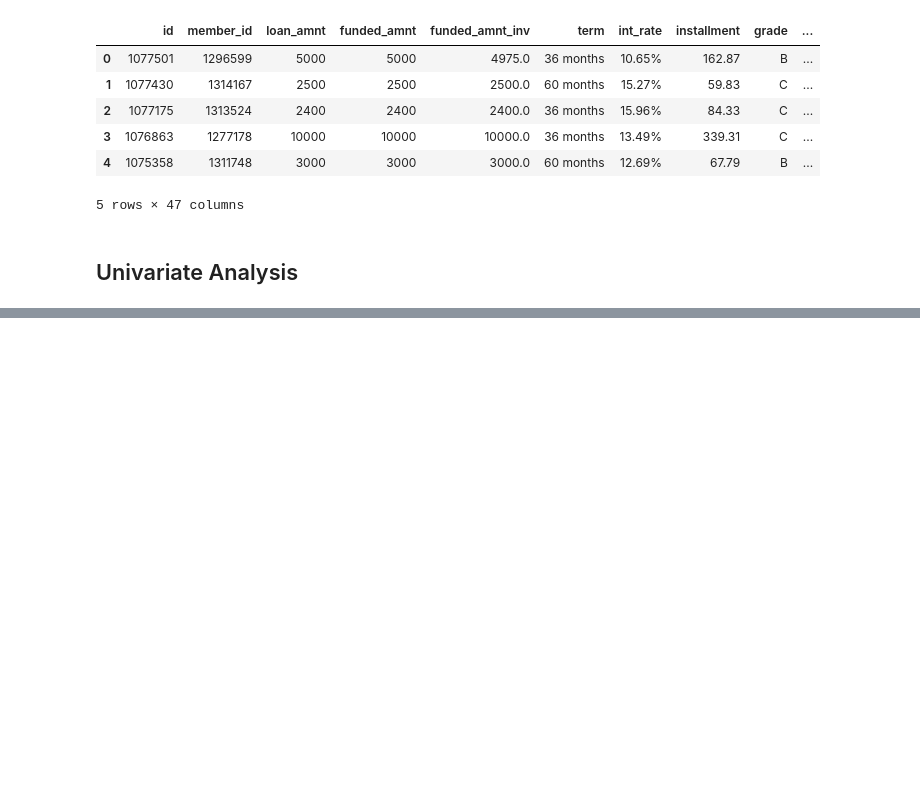
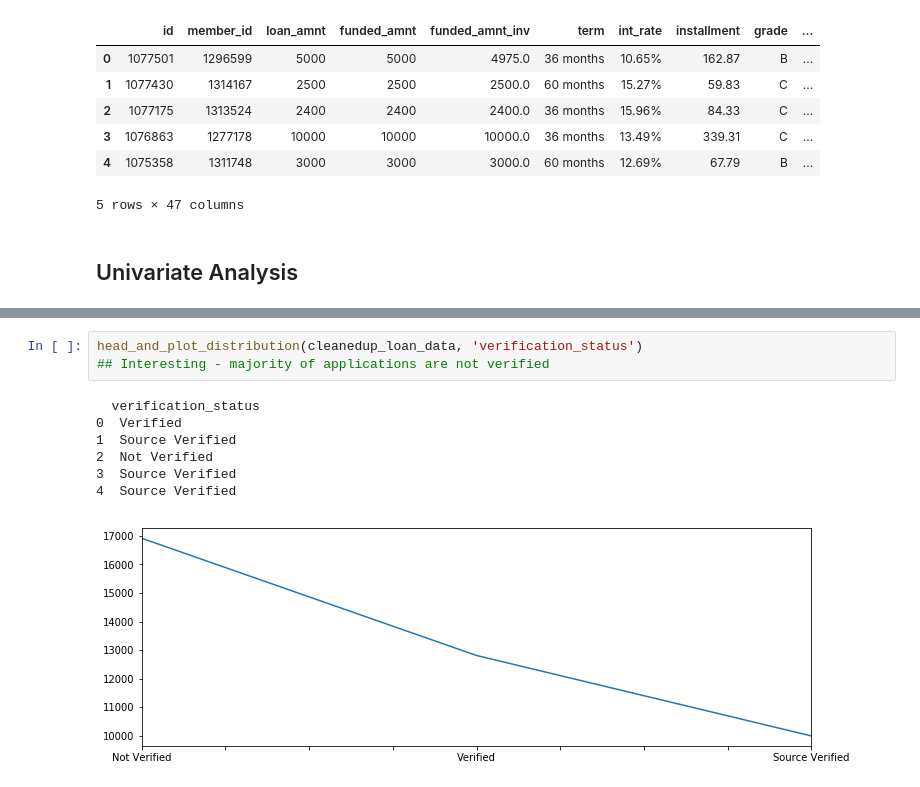
Before and after one commit to Shakeebbk/lending_club_eda, a Jupyter notebook: Solution.ipynb, the cells around one changed output, grey strips where cells are left out. Drawn from its saved outputs; the diff is of its cells as text; blank space fills up the shorter version.

```diff
--- a/Solution.ipynb
+++ b/Solution.ipynb
@@ -124,0 +164,11 @@ cleanedup_loan_data.head()
+# %%
+head_and_plot_distribution(cleanedup_loan_data, 'verification_status')
+## Interesting - majority of applications are not verified
+# %% [output]
+  verification_status
+0  Verified
+1  Source Verified
+2  Not Verified
+3  Source Verified
+4  Source Verified
+[figure, added]
```
Also changed, not shown: parts of 41 cells of this notebook.
